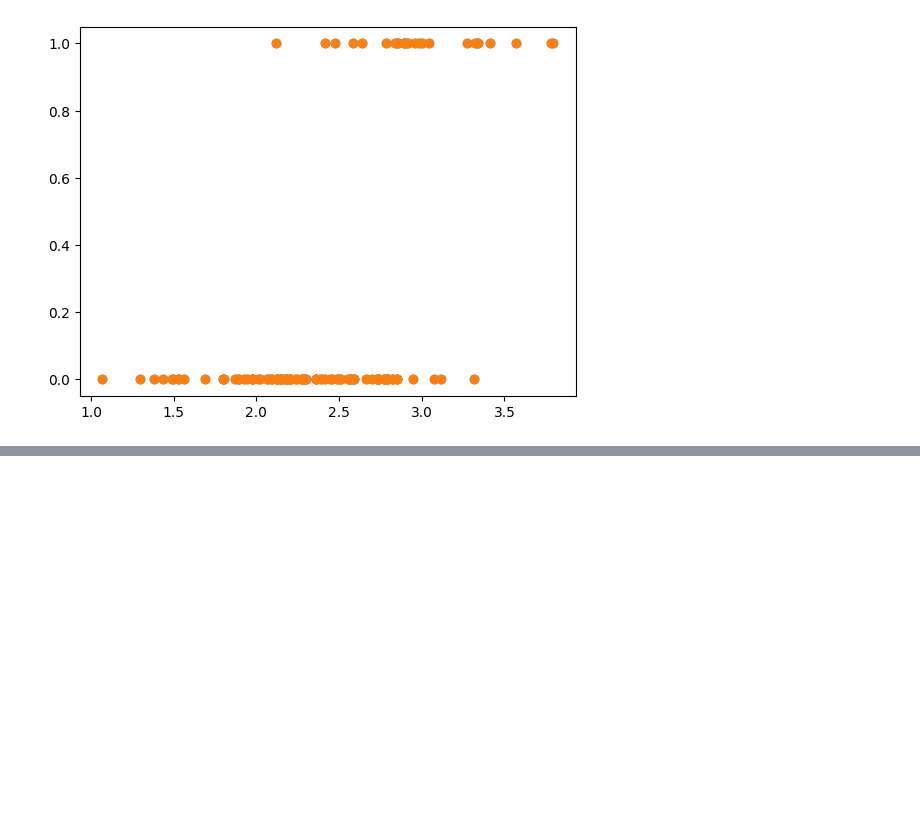
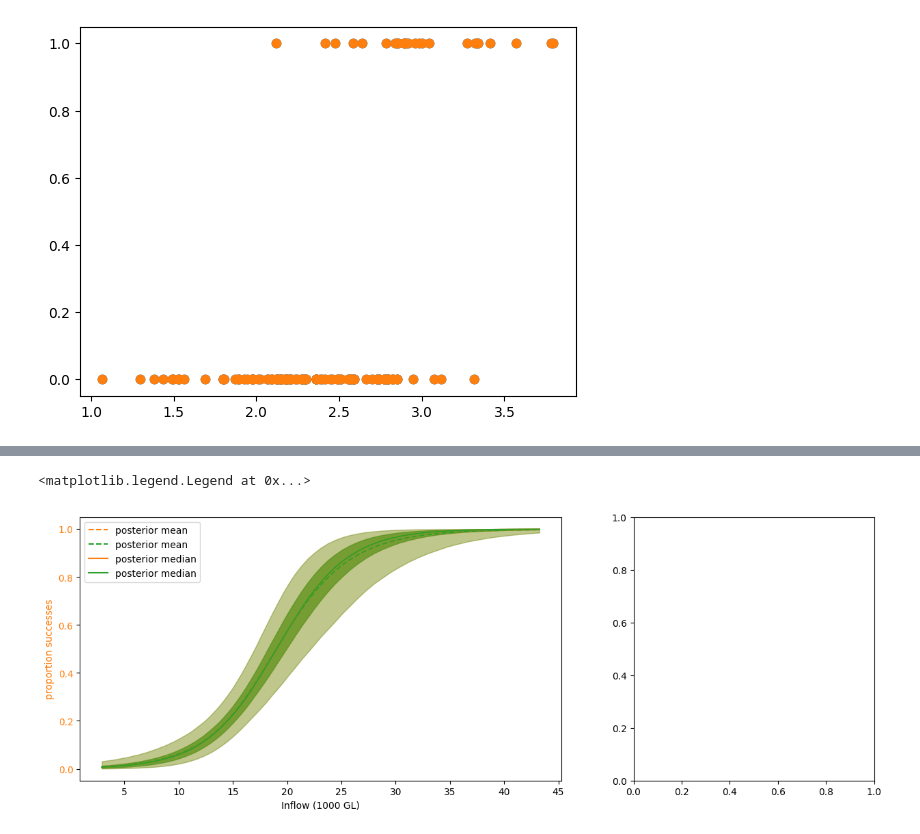
Before and after one commit to derob/WERP_projecting_SFIs, a Jupyter notebook: notebooks/test_notebook.ipynb, the cells around one changed output, grey strips where cells are left out. Cells and saved outputs as stored; diff of their text form; code cells hidden in the pictures; blank space fills up the shorter version.

```diff
--- a/notebooks/test_notebook.ipynb
+++ b/notebooks/test_notebook.ipynb
@@ -265,0 +181,16 @@ You can set `verbose=True` for more details
+# %%
+predictdata1 = data.copy(deep=True)
+predictdata2 = data.copy(deep = True)
+predictdata1 = predictdata1[0:100]
+predictdata2 = predictdata2[0:100]
+predictdata1['inflow'] = np.exp(np.log(data['inflow'].min() )+np.array([float(a)/float(100.) for a in range(100)] )* (np.log(data['inflow'].max())-np.log(data['inflow'].min())))
+predictdata2['inflow'] = np.exp(np.log(data['inflow'].min() )+np.array([float(a)/float(100.) for a in range(100)] )* (np.log(data['inflow'].max())-np.log(data['inflow'].min())))
+# %%
+predictdata1.drop(columns=['BMF_R1'],inplace=True)
+# %%
+with binomial_regression_model:
+    pymc.set_data({'x':predictdata1['inflow'] })
+    idata1 = pymc.sample_posterior_predictive(idata,  var_names="p")
+
+    pymc.set_data({'x':predictdata2['inflow']})
+    idata2 = pymc.sample_posterior_predictive(idata, var_names="p")
@@ -265,0 +218,31 @@ You can set `verbose=True` for more details
+# %%
+outquants1 = idata1.posterior_predictive.p.quantile(q= [0.025,0.25,0.5,0.75,0.975], dim = ("chain",'draw') )
+outquants2 = idata2.posterior_predictive.p.quantile(q= [0.025,0.25,0.5,0.75,0.975], dim = ("chain",'draw') )
+# %%
+fig, ax = plt.subplots(1, 2, figsize=(15,5), gridspec_kw={"width_ratios": [2, 1]})
+
+ax[0].fill_between(x = (predictdata1['inflow']), y1 = outquants1.loc[{'quantile':0.025}].data ,y2 = outquants1.loc[{'quantile':0.975}].data, color = "C1", alpha = 0.3)
+ax[0].fill_between(x = (predictdata2['inflow']), y1 = outquants2.loc[{'quantile':0.025}].data ,y2 = outquants2.loc[{'quantile':0.975}].data, color = "C2", alpha = 0.3)
+ax[0].fill_between(x = (predictdata1['inflow']), y1 = outquants1.loc[{'quantile':0.25}].data ,y2 = outquants1.loc[{'quantile':0.75}].data, color = "C1", alpha = 0.6)
+ax[0].fill_between(x = (predictdata2['inflow']), y1 = outquants2.loc[{'quantile':0.25}].data ,y2 = outquants2.loc[{'quantile':0.75}].data, color = "C2", alpha = 0.6)
+
+# posterior mean
+post_mean1 = idata1.posterior_predictive.p.mean(("chain", "draw"))
+post_mean2 = idata2.posterior_predictive.p.mean(("chain", "draw"))
+ax[0].plot(predictdata1["inflow"], post_mean1, label="posterior mean", color="C1", linestyle = "--")
+ax[0].plot(predictdata2["inflow"], post_mean2, label="posterior mean", color="C2", linestyle = "--")
+
+ax[0].plot(predictdata1["inflow"], outquants1.loc[{'quantile':0.5}].data, label="posterior median", color="C1")
+ax[0].plot(predictdata2["inflow"], outquants2.loc[{'quantile':0.5}].data, label="posterior median", color="C2")
+
+# plot truth
+#ax[0].scatter(data["inflow"], p_true,  label="true", color="C2")
+# formatting
+ax[0].set(xlabel="Inflow (1000 GL)")
+#ax[0].set_xscale('log')
+ax[0].set_ylabel("proportion successes", color="C1")
+ax[0].tick_params(axis="y", labelcolor="C1")
+ax[0].legend()
+# %% [output]
+<matplotlib.legend.Legend at 0x...>
+[figure, added]
```
Also changed, not shown: parts of 26 cells of this notebook.
